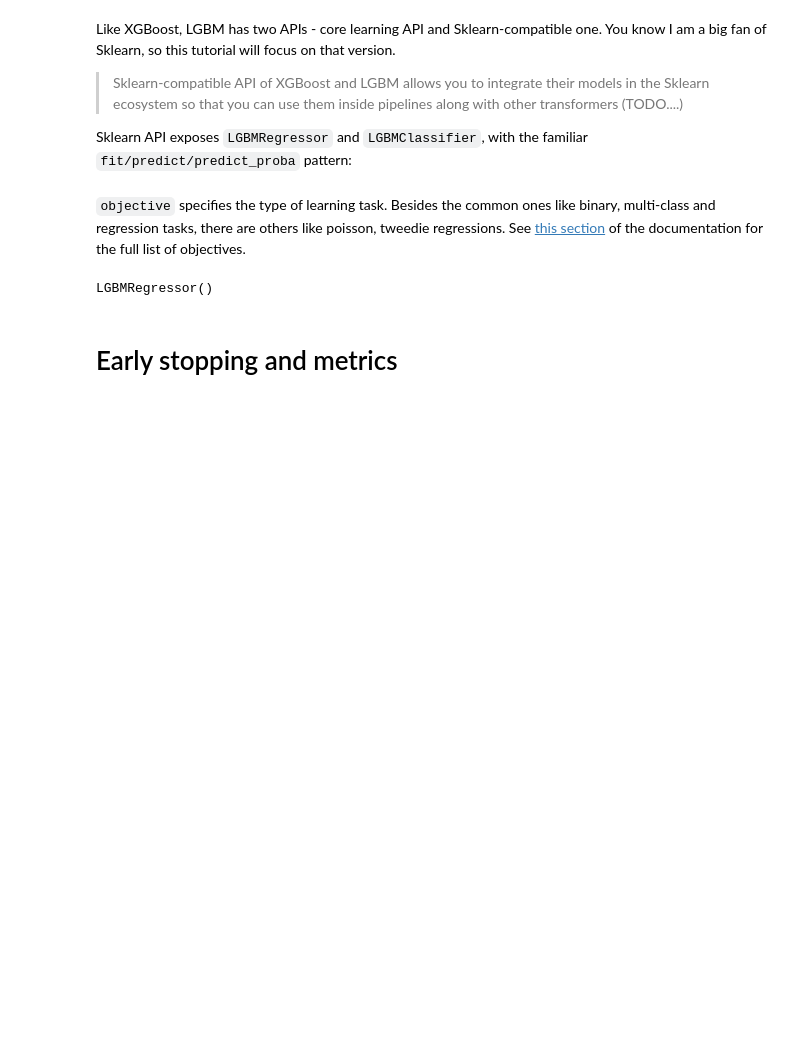
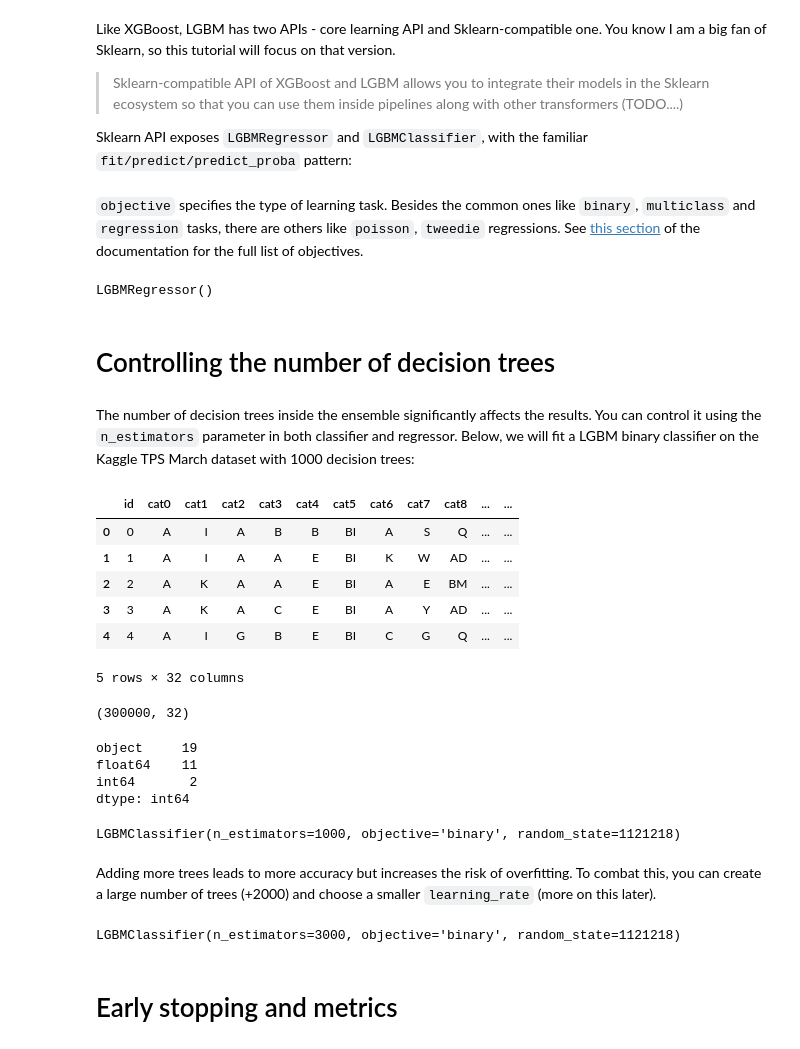
Before and after one commit to BexTuychiev/medium_stories, a Jupyter notebook: 2021/september/1_lightgbm_intro/notebook.ipynb, the cells around one changed output. Cells and saved outputs as stored; diff of their text form; code cells hidden in the pictures; blank space fills up the shorter version.

Commit message:
section: Controlling the number of decision trees

```diff
--- a/2021/september/1_lightgbm_intro/notebook.ipynb
+++ b/2021/september/1_lightgbm_intro/notebook.ipynb
@@ -96,11 +96,56 @@ import lightgbm as lgbm  # standard alias
 clf = lgbm.LGBMClassifier(objective="binary")  # or 'mutliclass'
 reg = lgbm.LGBMRegressor()  # default - 'regression'
 # %% [markdown]
-`objective` specifies the type of learning task. Besides the common ones like binary, multi-class and regression tasks, there are others like poisson, tweedie regressions. See [this section](https://lightgbm.readthedocs.io/en/latest/Parameters.html#core-parameters) of the documentation for the full list of objectives.
+`objective` specifies the type of learning task. Besides the common ones like `binary`, `multiclass` and `regression` tasks, there are others like `poisson`, `tweedie` regressions. See [this section](https://lightgbm.readthedocs.io/en/latest/Parameters.html#core-parameters) of the documentation for the full list of objectives.
 # %%
 reg.fit(X, y)
 # %% [output]
 LGBMRegressor()
+# %% [markdown]
+# Controlling the number of decision trees
+# %% [markdown]
+The number of decision trees inside the ensemble significantly affects the results. You can control it using the `n_estimators` parameter in both classifier and regressor. Below, we will fit a LGBM binary classifier on the Kaggle TPS March dataset with 1000 decision trees:
+# %%
+tps_march = pd.read_csv("data/train.csv")
+tps_march.head()
+# %% [output]
+|  | id | cat0 | cat1 | cat2 | cat3 | cat4 | cat5 | cat6 | cat7 | cat8 | ... | ... |
+| 0 | 0 | A | I | A | B | B | BI | A | S | Q | ... | ... |
+| 1 | 1 | A | I | A | A | E | BI | K | W | AD | ... | ... |
+| 2 | 2 | A | K | A | A | E | BI | A | E | BM | ... | ... |
+| 3 | 3 | A | K | A | C | E | BI | A | Y | AD | ... | ... |
+| 4 | 4 | A | I | G | B | E | BI | C | G | Q | ... | ... |
+5 rows × 32 columns
+# %%
+tps_march.shape
+# %% [output]
+(300000, 32)
+# %%
+tps_march.dtypes.value_counts()
+# %% [output]
+object     19
+float64    11
+int64       2
+dtype: int64
+# %%
+X, y = tps_march.drop("target", axis=1), tps_march[["target"]].values.flatten()
+
+# Encode categoricals
+X = pd.get_dummies(X)
+
+clf = lgbm.LGBMClassifier(objective="binary", n_estimators=1000, random_state=1121218)
+clf.fit(X, y)
+# %% [output]
+LGBMClassifier(n_estimators=1000, objective='binary', random_state=1121218)
+# %% [markdown]
+Adding more trees leads to more accuracy but increases the risk of overfitting. To combat this, you can create a large number of trees (+2000) and choose a smaller `learning_rate` (more on this later).
+# %%
+clf = lgbm.LGBMClassifier(
+    objective="binary", n_estimators=3000, learning_rate=0.1, random_state=1121218
+)
+clf.fit(X, y)
+# %% [output]
+LGBMClassifier(n_estimators=3000, objective='binary', random_state=1121218)
 # %% [markdown]
 # Early stopping and metrics
 # %% [markdown]
```
Also changed, not shown: parts of 1 cell of this notebook.
